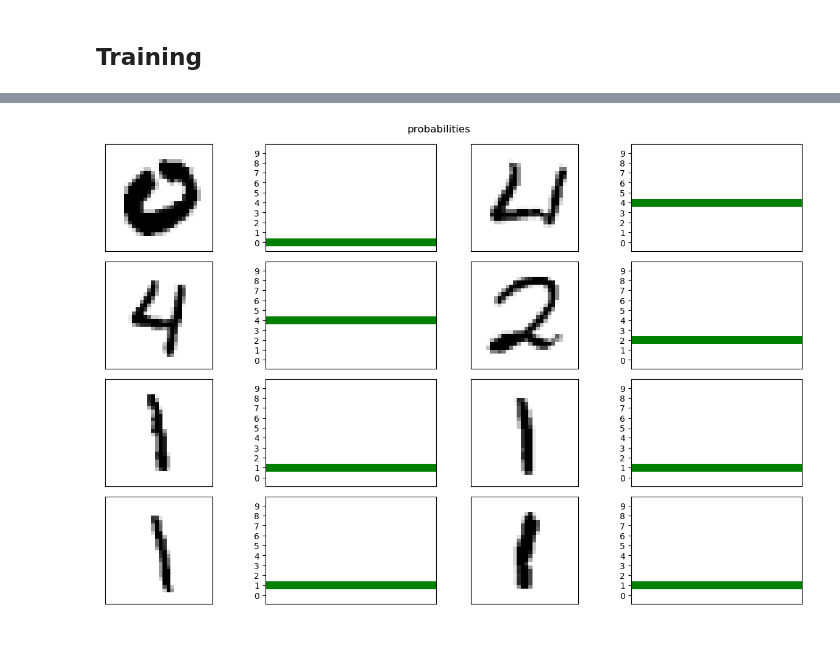
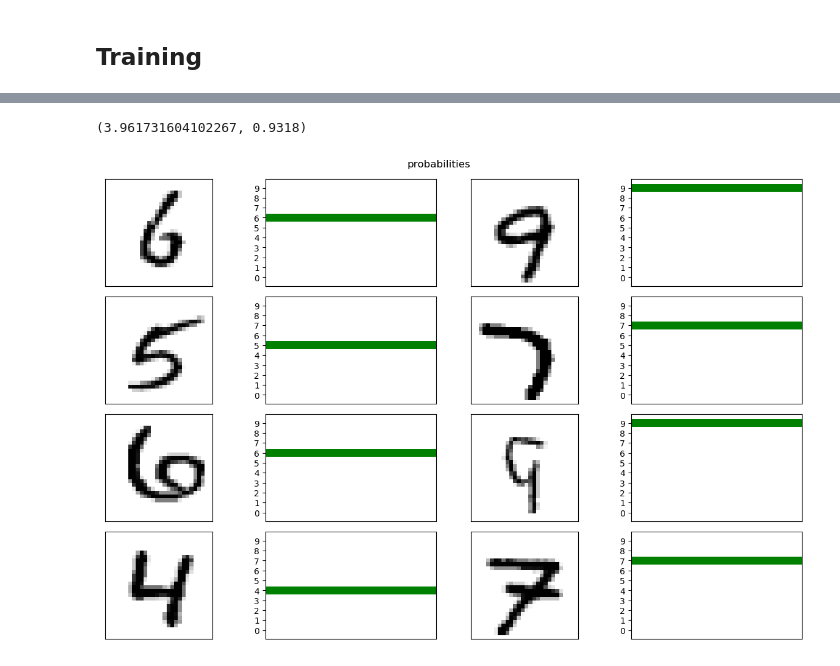
Before and after one commit to NiklasKerkfeld/NeuralNet-API, a Jupyter notebook: 99Procent.ipynb, the cells around one changed output, grey strips where cells are left out. Saved outputs shown, nothing was run; the diff lists cells and outputs as text; code cells hidden in the pictures.

```diff
--- a/99Procent.ipynb
+++ b/99Procent.ipynb
@@ -62,3 +32,0 @@ show_images(x_train_motion[:16])
-# %%
-x_train = np.concatenate((x_train, x_train_noise, x_train_shot, x_train_impulse, x_train_motion))
-y_train = np.array([y_train] * 5).reshape(60000*5, 10)
@@ -71,45 +33,54 @@ show_images(x_train[nr:nr+25], y_true=labels[nr:nr+25])
 # %% [markdown]
 ## Build the model
 # %%
-nn = Model(model_name='NineNine')
+nn = Model(model_name='NineNine2')
 # %%
 architecture = [
-        {"layer_type": "Flatten", 'input_shape': (1, 28, 28)},
+        {"layer_type": "GaussianNoise", 'input_shape': (1, 28, 28), 'standard_diviation': .1},
+        {"layer_type": "Dropout", "ratio": .2},
+        {"layer_type": "Flatten"},
 
-        {"layer_type": "Dense", "neurons": 128, "use_bias": False},
+        {"layer_type": "Dense", "neurons": 256, "use_bias": False},
         {"layer_type": "BatchNorm", 'alpha': 0.99},
         {"layer_type": "Activation", "activation": 'relu'},
+        # {"layer_type": "GaussianNoise", 'standard_diviation': .1},
         {"layer_type": "Dropout", "ratio": .2},
 
         {"layer_type": "Dense", "neurons": 128, "use_bias": False},
         {"layer_type": "BatchNorm", 'alpha': 0.99},
         {"layer_type": "Activation", "activation": 'relu'},
+        # {"layer_type": "GaussianNoise", 'standard_diviation': .1},
         {"layer_type": "Dropout", "ratio": .2},
 
         {"layer_type": "Dense", "neurons": 128, "use_bias": False},
         {"layer_type": "BatchNorm", 'alpha': 0.99},
         {"layer_type": "Activation", "activation": 'relu'},
+        # {"layer_type": "GaussianNoise", 'standard_diviation': .1},
         {"layer_type": "Dropout", "ratio": .2},
 
 
         {"layer_type": "Dense", "neurons": 64, "use_bias": False},
         {"layer_type": "BatchNorm", 'alpha': 0.99},
         {"layer_type": "Activation", "activation": 'relu'},
+        # {"layer_type": "GaussianNoise", 'standard_diviation': .1},
         {"layer_type": "Dropout", "ratio": .2},
 
         {"layer_type": "Dense",  "neurons": 64, "use_bias": False},
         {"layer_type": "BatchNorm", 'alpha': 0.99},
         {"layer_type": "Activation", "activation": 'relu'},
+        # {"layer_type": "GaussianNoise", 'standard_diviation': .1},
         {"layer_type": "Dropout", "ratio": .2},
 
         {"layer_type": "Dense", "neurons": 32, "use_bias": False},
         {"layer_type": "BatchNorm", 'alpha': 0.98},
         {"layer_type": "Activation", "activation": 'relu'},
+        # {"layer_type": "GaussianNoise", 'standard_diviation': .1},
         {"layer_type": "Dropout", "ratio": .2},
 
         {"layer_type": "Dense", "neurons": 32, "use_bias": False},
         {"layer_type": "BatchNorm", 'alpha': 0.98},
         {"layer_type": "Activation", "activation": 'relu'},
+        # {"layer_type": "GaussianNoise", 'standard_diviation': .1},
         {"layer_type": "Dropout", "ratio": .2},
 
         {"layer_type": "Dense", "neurons": 10}
@@ -141,6 +112,11 @@ lossfunction: categorical_crossentropy       optimizer: Adam
 # %% [markdown]
 ## Training
 # %%
-loss, acc = nn.train(x_train, y_train, batchsize=256, epochs=15, shuffle=True, x_test=x_test, y_test=y_test, policy='both')
+batch_sizes = []
+# batch_sizes.extend([64] * 5)
+batch_sizes.extend([128] * 10)
+batch_sizes.extend([256] * 20)
+batch_sizes.extend([512] * 10)
+loss, acc = nn.train(x_train, y_train, batchsize=batch_sizes, epochs=40, shuffle=True, policy='loss')
 nn.save()
 # %% [output]
@@ -168,7 +141,11 @@ plot_trainingsprocess(loss, acc, name=nn.model_name, save=True)
+# %%
+nn.evaluate(x_test, y_test)
+# %% [output]
+(3.961731604102267, 0.9318)
 # %%
 pred, prob = nn.predict(x_test, return_probability=True)
 
-nr=25
-showImagesWithProbabilities(x_test[nr:nr+16], prob[nr:nr+16], labels[nr:nr+16])
+nr=50
+showImagesWithProbabilities(x_test[nr:nr+16], prob[nr:nr+16], test_labels[nr:nr+16])
 # %% [output]
-[figure, old version]
+[figure, new version]
```
Also changed, not shown: parts of 16 cells of this notebook, 4 other files.
